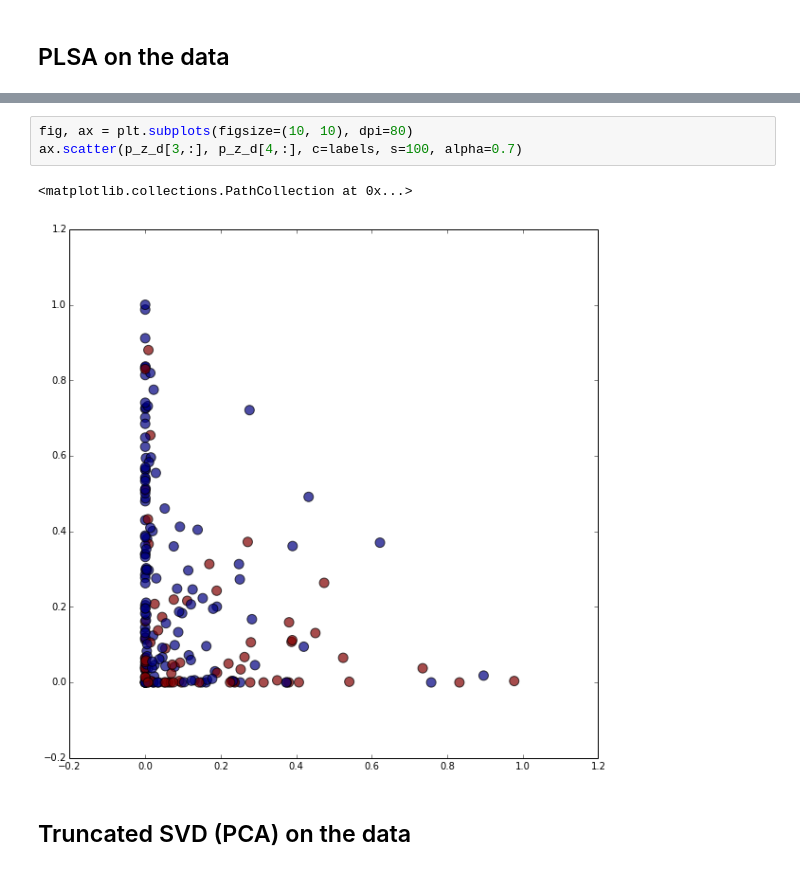
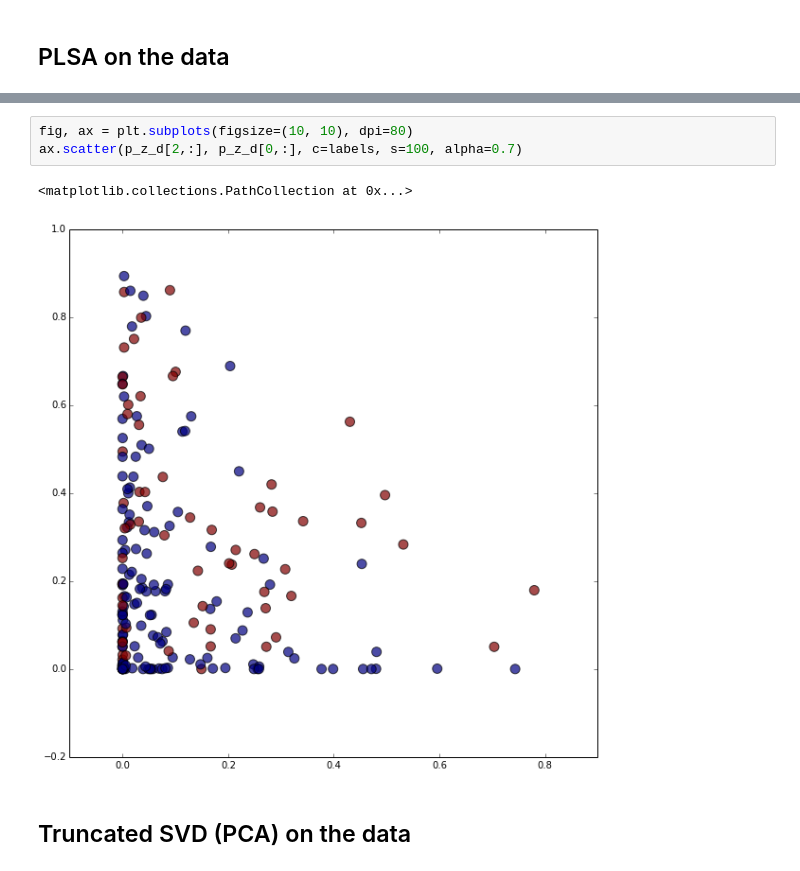
Before and after one commit to samfway/biotm, a Jupyter notebook: notebooks/SmokingData.ipynb, the cells around one changed output, grey strips where cells are left out. Drawn from its saved outputs; the diff is of its cells as text.

```diff
--- a/notebooks/SmokingData.ipynb
+++ b/notebooks/SmokingData.ipynb
@@ -42,9 +43,9 @@ Round 1
 # %%
 fig, ax = plt.subplots(figsize=(10, 10), dpi=80)
-ax.scatter(p_z_d[3,:], p_z_d[4,:], c=labels, s=100, alpha=0.7)
+ax.scatter(p_z_d[2,:], p_z_d[0,:], c=labels, s=100, alpha=0.7)
 # %% [output]
 <matplotlib.collections.PathCollection at 0x...>
-[figure, old version]
+[figure, new version]
 # %% [markdown]
 ## Truncated SVD (PCA) on the data
 # %%
```
Also changed, not shown: parts of 7 cells of this notebook, 1 other file.
